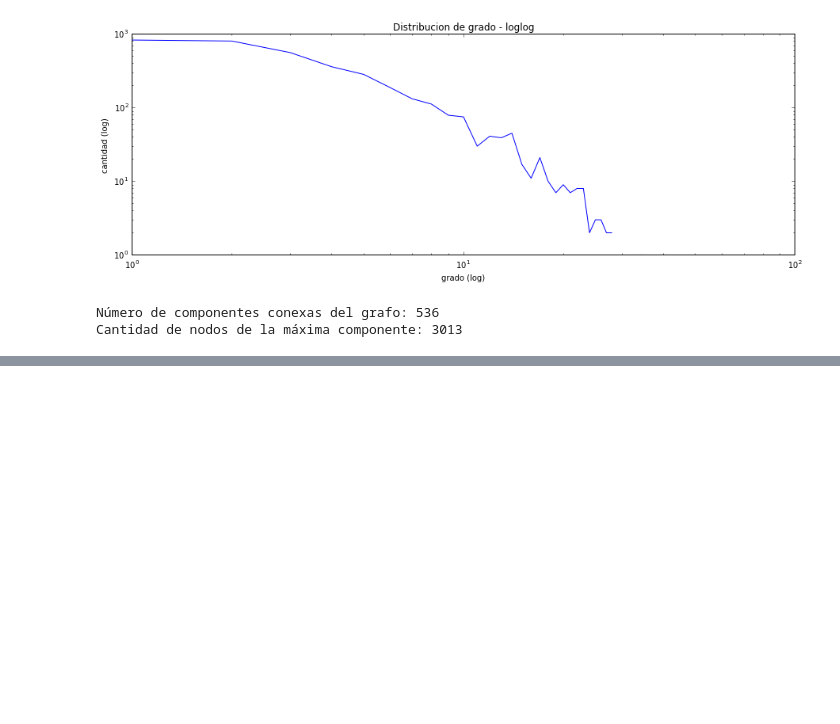
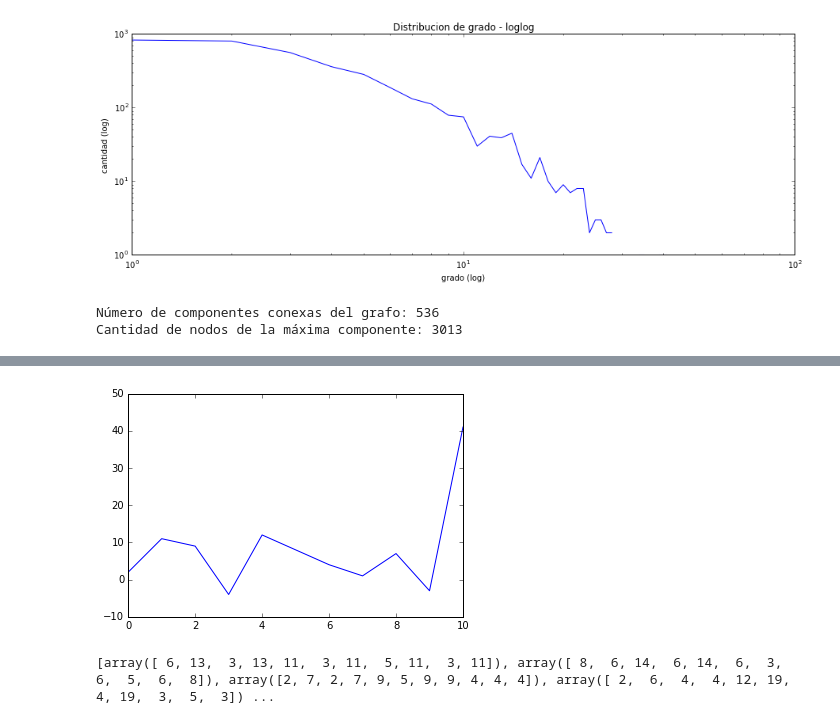
Before and after one commit to axelmaddonni/cienciadatos, a Jupyter notebook: tp4/Informe TP4.ipynb, the cells around one changed output, grey strips where cells are left out. Cells and saved outputs as stored; diff of their text form; code cells hidden in the pictures; blank space fills up the shorter version.

```diff
--- a/tp4/Informe TP4.ipynb
+++ b/tp4/Informe TP4.ipynb
@@ -76,0 +118,20 @@ def vecindades():
+# %%
+#graficamos la cantidad de nodos que se van agregandop a medida que nos alejamos
+acumulado = 0
+b = []
+for i in a :
+    acumulado = i - acumulado
+    b.append(acumulado)
+
+plt.plot(b)
+plt.show()
+# %% [output]
+[figure, added]
+# %%
+import numpy as np
+resultados = []
+for i in xrange(0,10):
+    resultados.append(np.array(vecindades(G)))
+print resultados
+# %% [output]
+[array([ 6, 13,  3, 13, 11,  3, 11,  5, 11,  3, 11]), array([ 8,  6, 14,  6, 14,  6,  3,  6,  5,  6,  8]), array([2, 7, 2, 7, 9, 5, 9, 9, 4, 4, 4]), array([ 2,  6,  4,  4, 12, 19,  4, 19,  3,  5,  3]) ...
```
Also changed, not shown: parts of 5 cells of this notebook.
